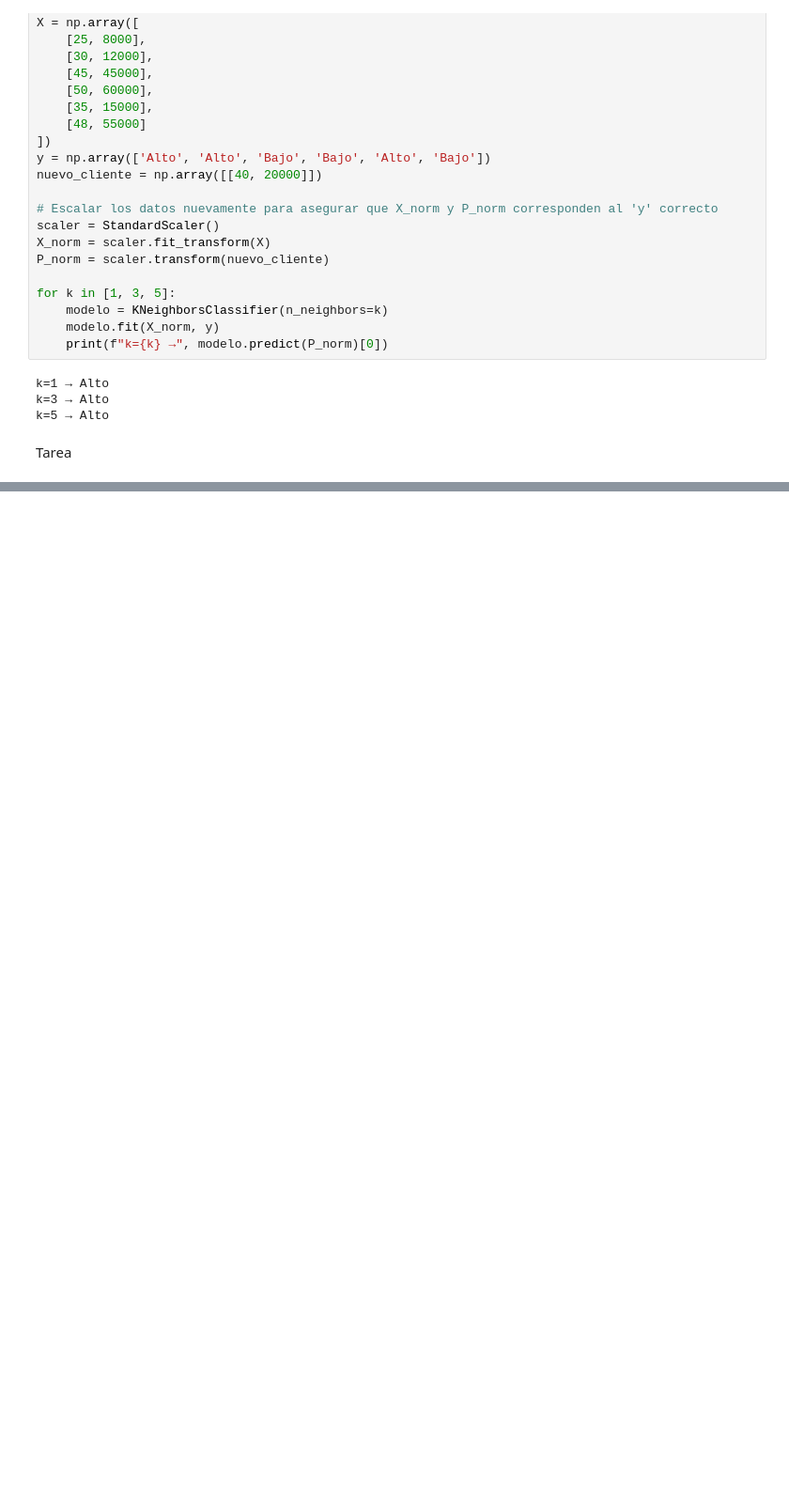
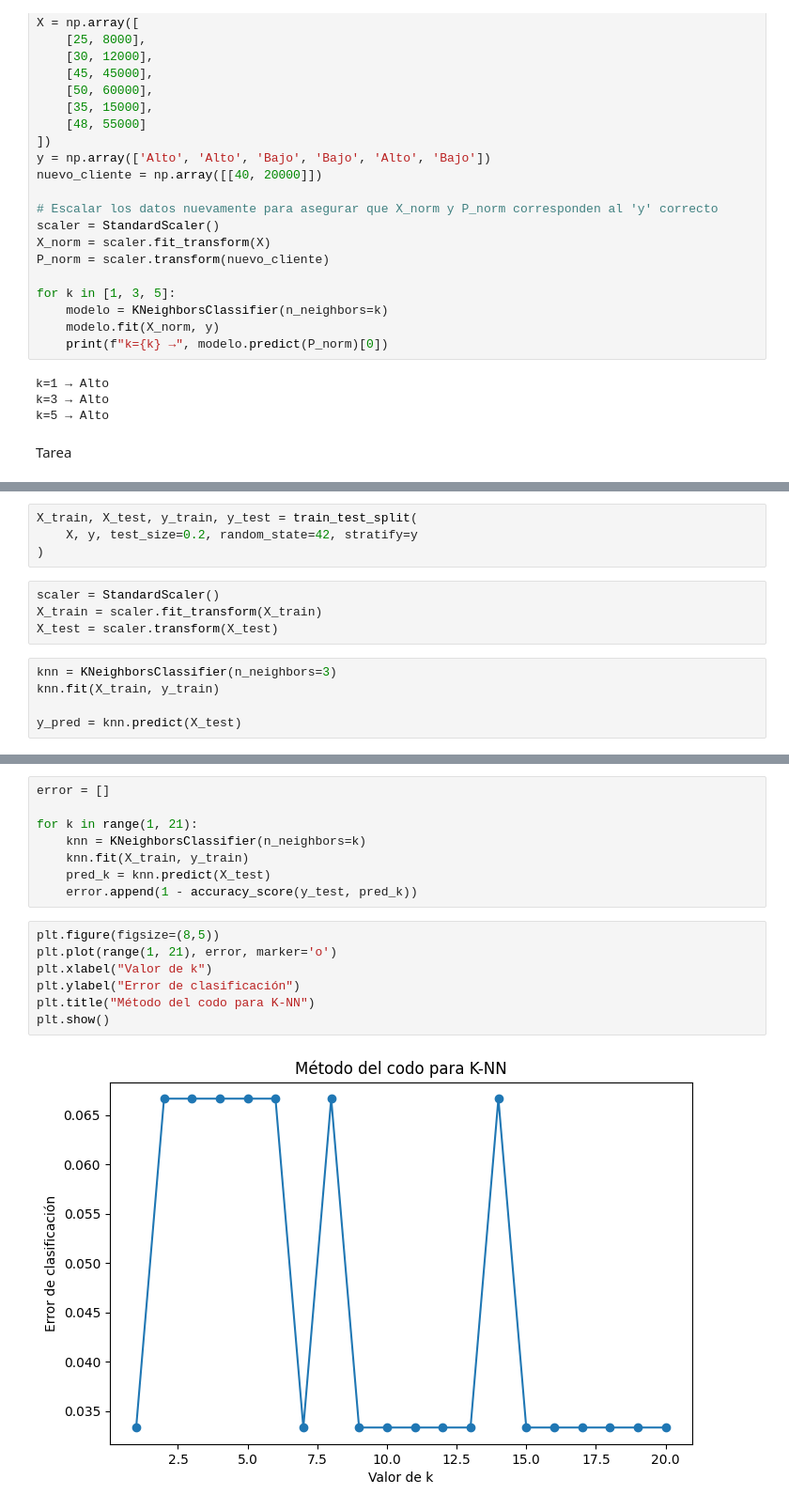
Before and after one commit to ximenaOr7/ximenaob_mineria, a Jupyter notebook: minería_de_datos_cuaderno_.ipynb, the cells around one changed output, grey strips where cells are left out. Shown at 94% size. Saved outputs shown, nothing was run; the diff lists cells and outputs as text; blank space fills up the shorter version.

```diff
--- a/minería_de_datos_cuaderno_.ipynb
+++ b/minería_de_datos_cuaderno_.ipynb
@@ -2414,0 +2451,13 @@ Tarea
+# %%
+X_train, X_test, y_train, y_test = train_test_split(
+    X, y, test_size=0.2, random_state=42, stratify=y
+)
+# %%
+scaler = StandardScaler()
+X_train = scaler.fit_transform(X_train)
+X_test = scaler.transform(X_test)
+# %%
+knn = KNeighborsClassifier(n_neighbors=3)
+knn.fit(X_train, y_train)
+
+y_pred = knn.predict(X_test)
@@ -2414,0 +2500,17 @@ Tarea
+# %%
+error = []
+
+for k in range(1, 21):
+    knn = KNeighborsClassifier(n_neighbors=k)
+    knn.fit(X_train, y_train)
+    pred_k = knn.predict(X_test)
+    error.append(1 - accuracy_score(y_test, pred_k))
+# %%
+plt.figure(figsize=(8,5))
+plt.plot(range(1, 21), error, marker='o')
+plt.xlabel("Valor de k")
+plt.ylabel("Error de clasificación")
+plt.title("Método del codo para K-NN")
+plt.show()
+# %% [output]
+[figure, added]
```
Also changed, not shown: parts of 7 cells of this notebook.
